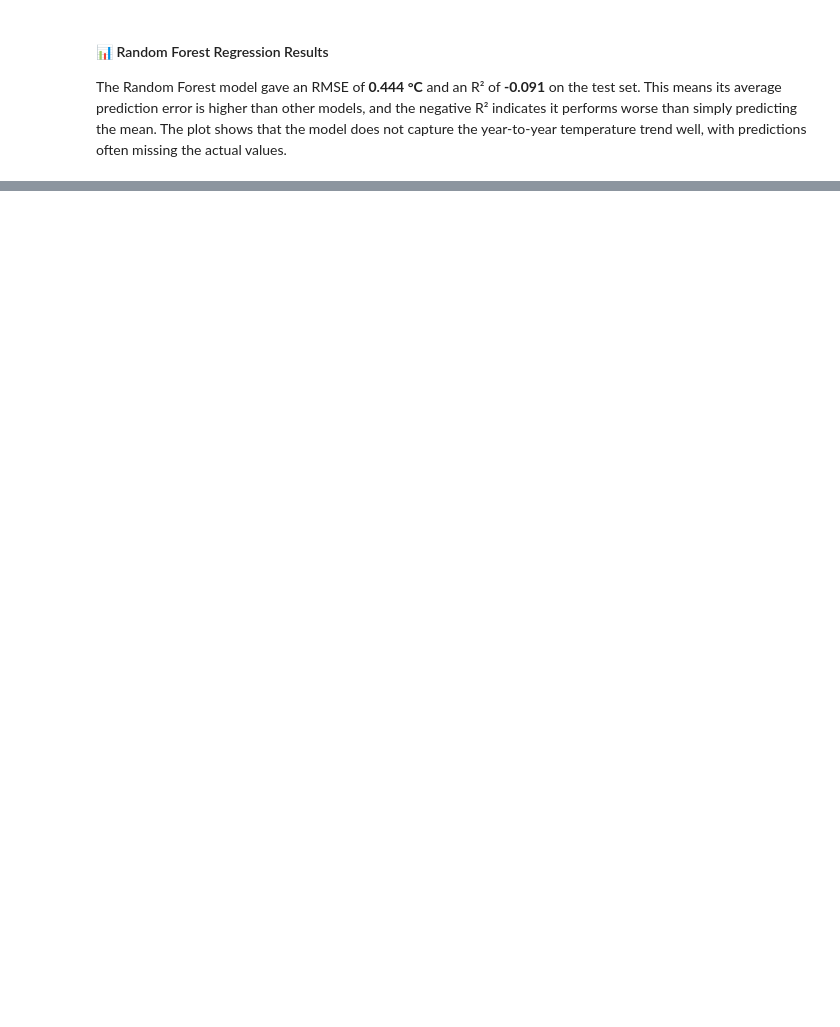
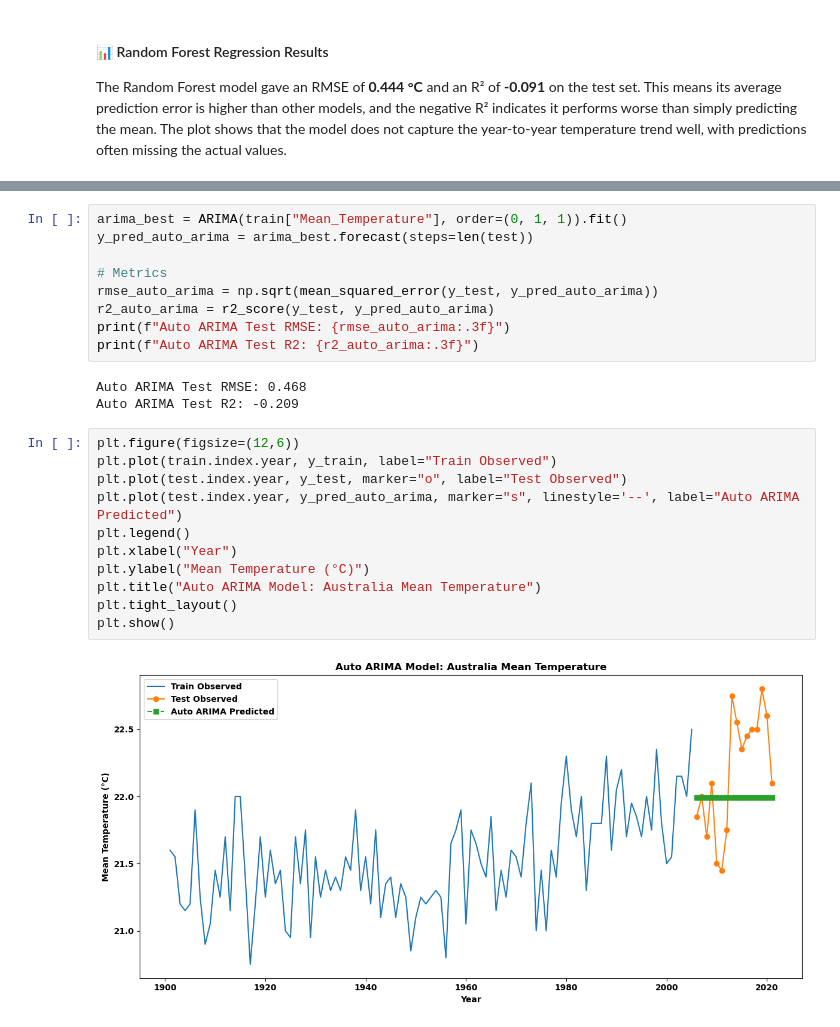
Before and after one commit to rogerespinosamorros/WeatherPredictionAustralia, a Jupyter notebook: notebooks/predictions/01_predict_temperature.ipynb, the cells around one changed output, grey strips where cells are left out. Drawn from its saved outputs; the diff is of its cells as text; blank space fills up the shorter version.

```diff
--- a/notebooks/predictions/01_predict_temperature.ipynb
+++ b/notebooks/predictions/01_predict_temperature.ipynb
@@ -549,0 +574,25 @@ ValueError: numpy.dtype size changed, may indicate binary incompatibility. Expec
+# %%
+arima_best = ARIMA(train["Mean_Temperature"], order=(0, 1, 1)).fit()
+y_pred_auto_arima = arima_best.forecast(steps=len(test))
+
+# Metrics
+rmse_auto_arima = np.sqrt(mean_squared_error(y_test, y_pred_auto_arima))
+r2_auto_arima = r2_score(y_test, y_pred_auto_arima)
+print(f"Auto ARIMA Test RMSE: {rmse_auto_arima:.3f}")
+print(f"Auto ARIMA Test R2: {r2_auto_arima:.3f}")
+# %% [output]
+Auto ARIMA Test RMSE: 0.468
+Auto ARIMA Test R2: -0.209
+# %%
+plt.figure(figsize=(12,6))
+plt.plot(train.index.year, y_train, label="Train Observed")
+plt.plot(test.index.year, y_test, marker="o", label="Test Observed")
+plt.plot(test.index.year, y_pred_auto_arima, marker="s", linestyle='--', label="Auto ARIMA Predicted")
+plt.legend()
+plt.xlabel("Year")
+plt.ylabel("Mean Temperature (°C)")
+plt.title("Auto ARIMA Model: Australia Mean Temperature")
+plt.tight_layout()
+plt.show()
+# %% [output]
+[figure, added]
```
Also changed, not shown: parts of 26 cells of this notebook, 6 other files.
